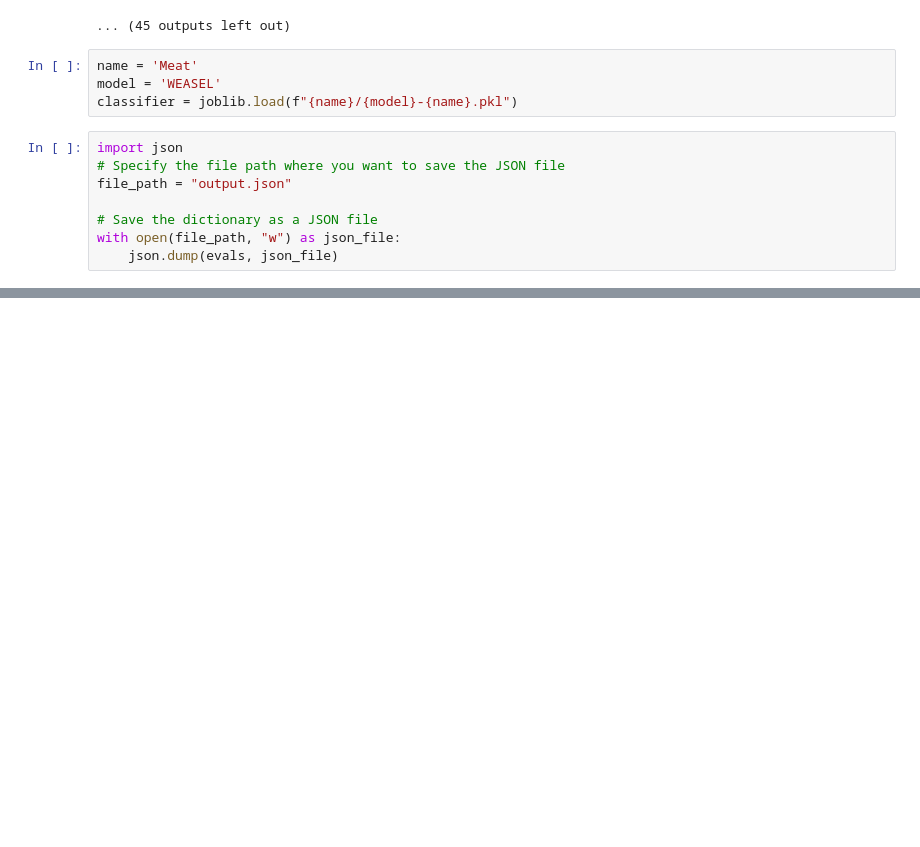
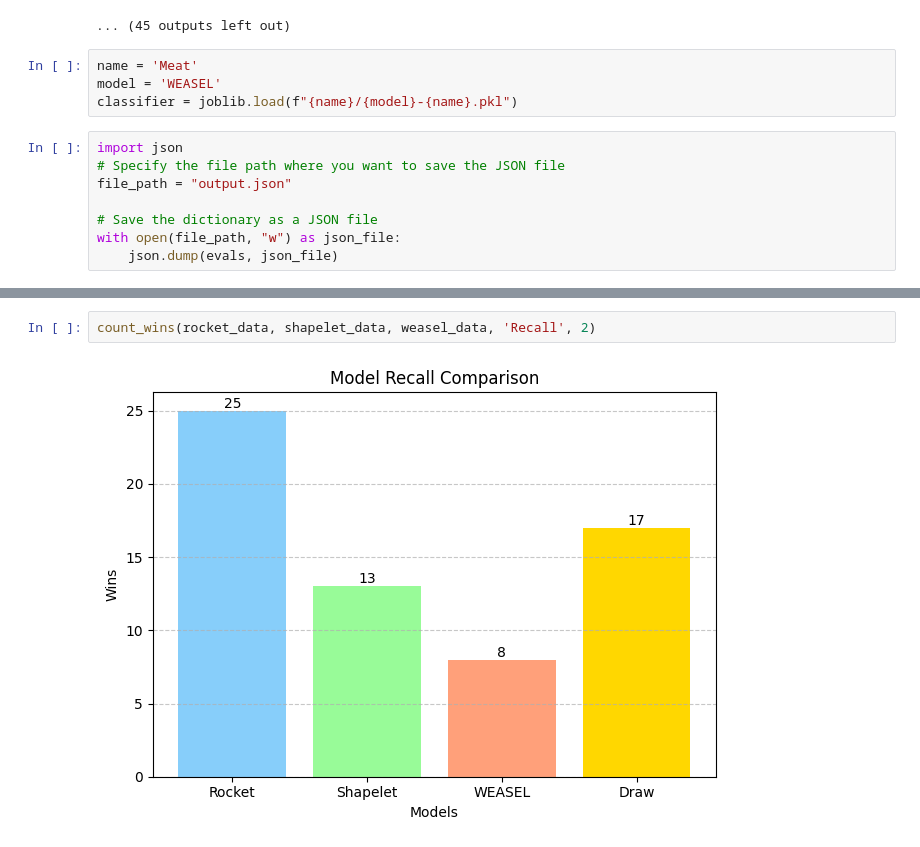
Before and after one commit to VladFearo/Rocket-Weasel-Shapelet-Comparison, a Jupyter notebook: model_comparisons.ipynb, the cells around one changed output, grey strips where cells are left out. Cells and saved outputs as stored; diff of their text form; blank space fills up the shorter version.

```diff
--- a/model_comparisons.ipynb
+++ b/model_comparisons.ipynb
@@ -772,0 +836,4 @@ with open(file_path, "w") as json_file:
+# %%
+count_wins(rocket_data, shapelet_data, weasel_data, 'Recall', 2)
+# %% [output]
+[figure, added]
```
Also changed, not shown: parts of 23 cells of this notebook.
